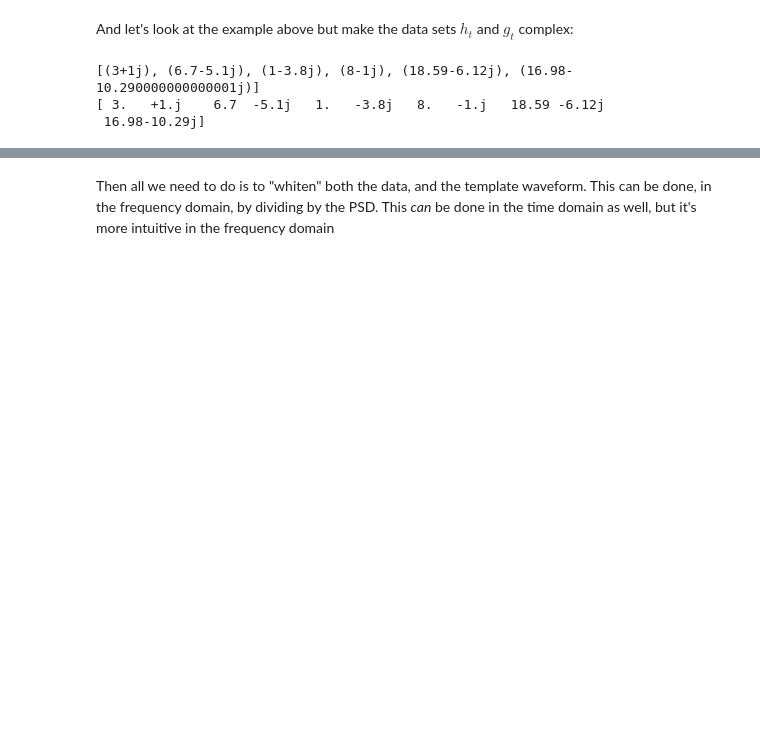
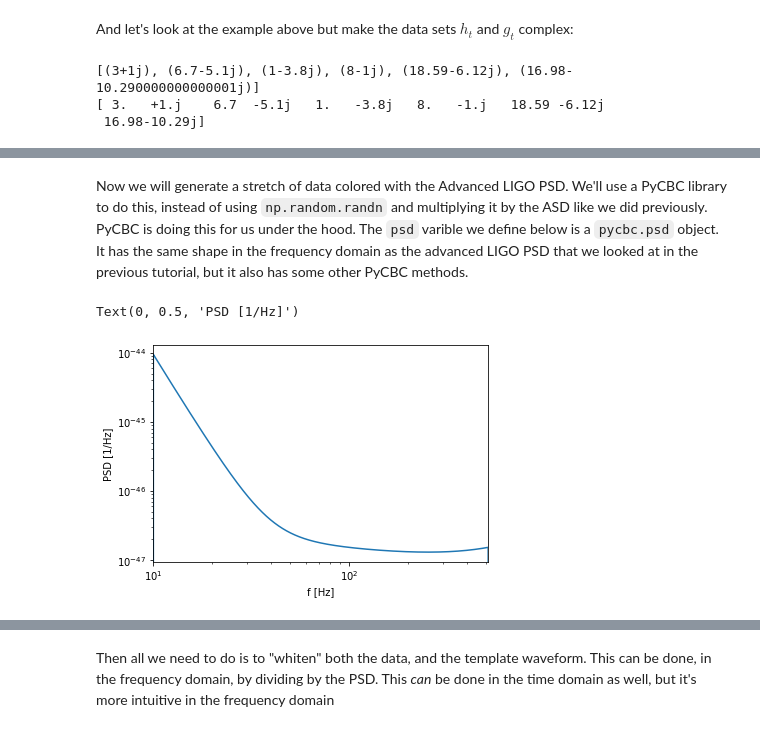
Before and after one commit to asb5468/warrior_scholars, a Jupyter notebook: matched_filter_intro.ipynb, the cells around one changed output, grey strips where cells are left out. Cells and saved outputs as stored; diff of their text form; code cells hidden in the pictures; blank space fills up the shorter version.

```diff
--- a/matched_filter_intro.ipynb
+++ b/matched_filter_intro.ipynb
@@ -119,0 +103,21 @@ Text(0, 0.5, 'Normalized amplitude')
+# %% [markdown]
+Now we will generate a stretch of data colored with the Advanced LIGO PSD. We'll use a PyCBC library to do this, instead of using `np.random.randn` and multiplying it by the ASD like we did previously. PyCBC is doing this for us under the hood. The `psd` varible we define below is a `pycbc.psd` object. It has the same shape in the frequency domain as the advanced LIGO PSD that we looked at in the previous tutorial, but it also has some other PyCBC methods.
+# %%
+# http://pycbc.org/pycbc/latest/html/noise.html
+import pycbc.noise
+import pycbc.psd
+
+# The color of the noise matches a PSD which you provide:
+# Generate a PSD matching Advanced LIGO's zero-detuned--high-power noise curve
+flow = 10.0
+delta_f = 1.0 / 128
+fmax = sample_rate / 2
+flen = int(fmax / delta_f) + 1
+psd = pycbc.psd.aLIGOZeroDetHighPower(flen, delta_f, flow)
+plt.loglog(psd.sample_frequencies, psd)
+plt.xlim(flow,sample_rate/2)
+plt.xlabel('f [Hz]')
+plt.ylabel('PSD [1/Hz]')
+# %% [output]
+Text(0, 0.5, 'PSD [1/Hz]')
+[figure, added]
```
Also changed, not shown: parts of 36 cells of this notebook, 1 other file.
